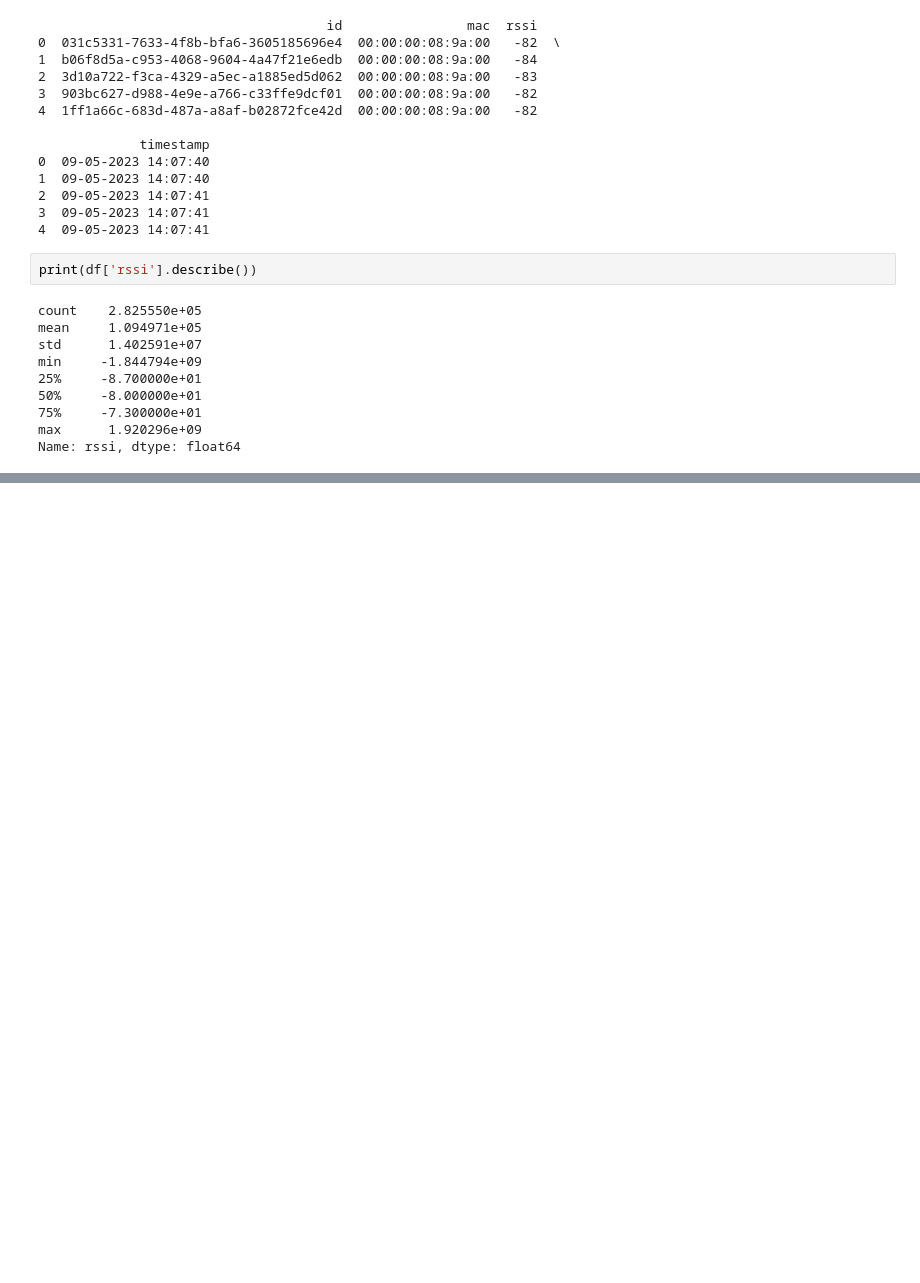
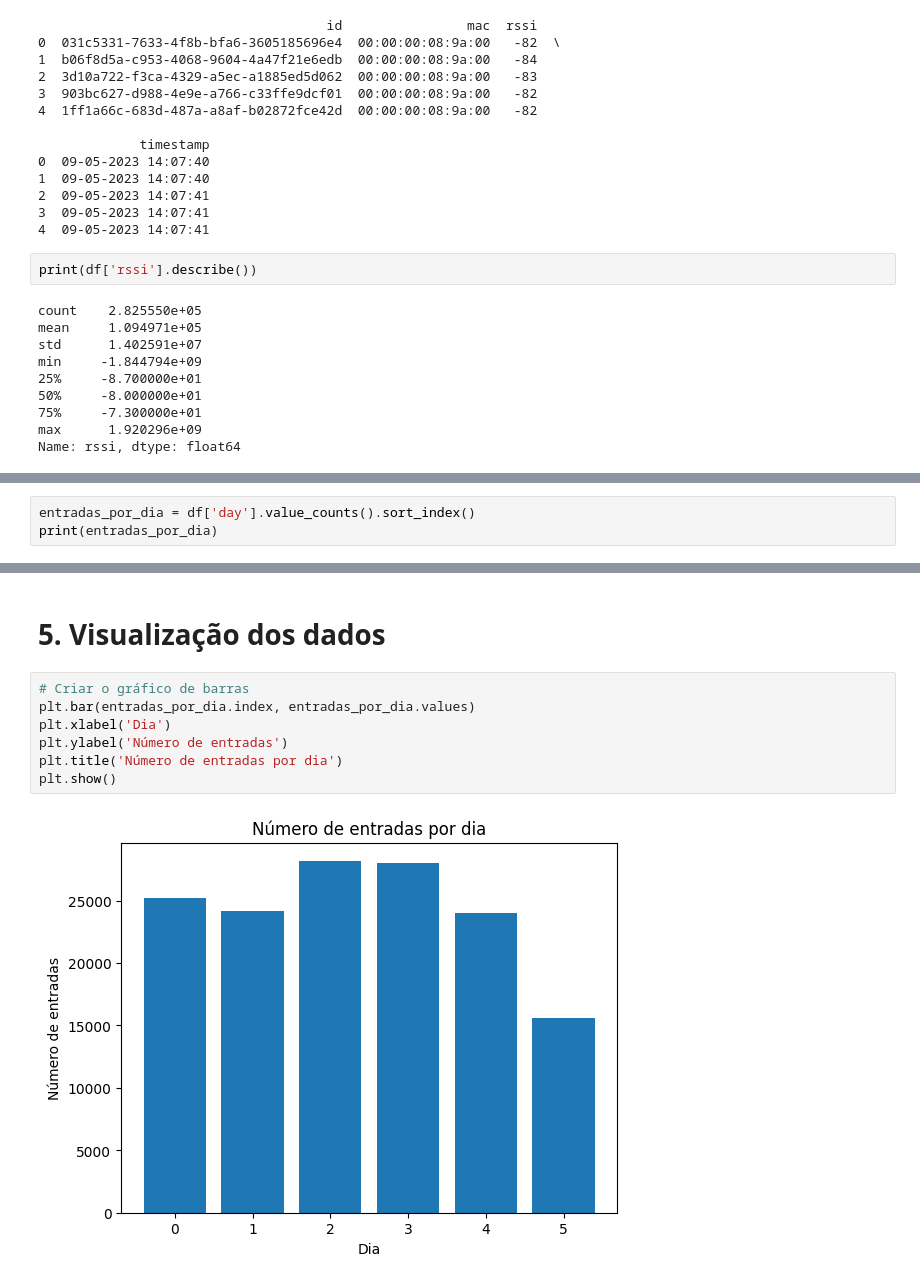
Before and after one commit to tiagoribeiro2001/Projeto-SA, a Jupyter notebook: projeto.ipynb, the cells around one changed output, grey strips where cells are left out. Saved outputs shown, nothing was run; the diff lists cells and outputs as text; blank space fills up the shorter version.

```diff
--- a/projeto.ipynb
+++ b/projeto.ipynb
@@ -108,0 +97,3 @@ print(df_saturday)
+# %%
+entradas_por_dia = df['day'].value_counts().sort_index()
+print(entradas_por_dia)
@@ -109,3 +109,14 @@ print(df_saturday)
+# %% [markdown]
+# 5. Visualização dos dados
+# %%
+# Criar o gráfico de barras
+plt.bar(entradas_por_dia.index, entradas_por_dia.values)
+plt.xlabel('Dia')
+plt.ylabel('Número de entradas')
+plt.title('Número de entradas por dia')
+plt.show()
+# %% [output]
+[figure, added]
 # %%
 plt.figure(figsize=(10, 5))
 plt.plot(df_hour['id'])
```
Also changed, not shown: parts of 5 cells of this notebook, 42 other files.
